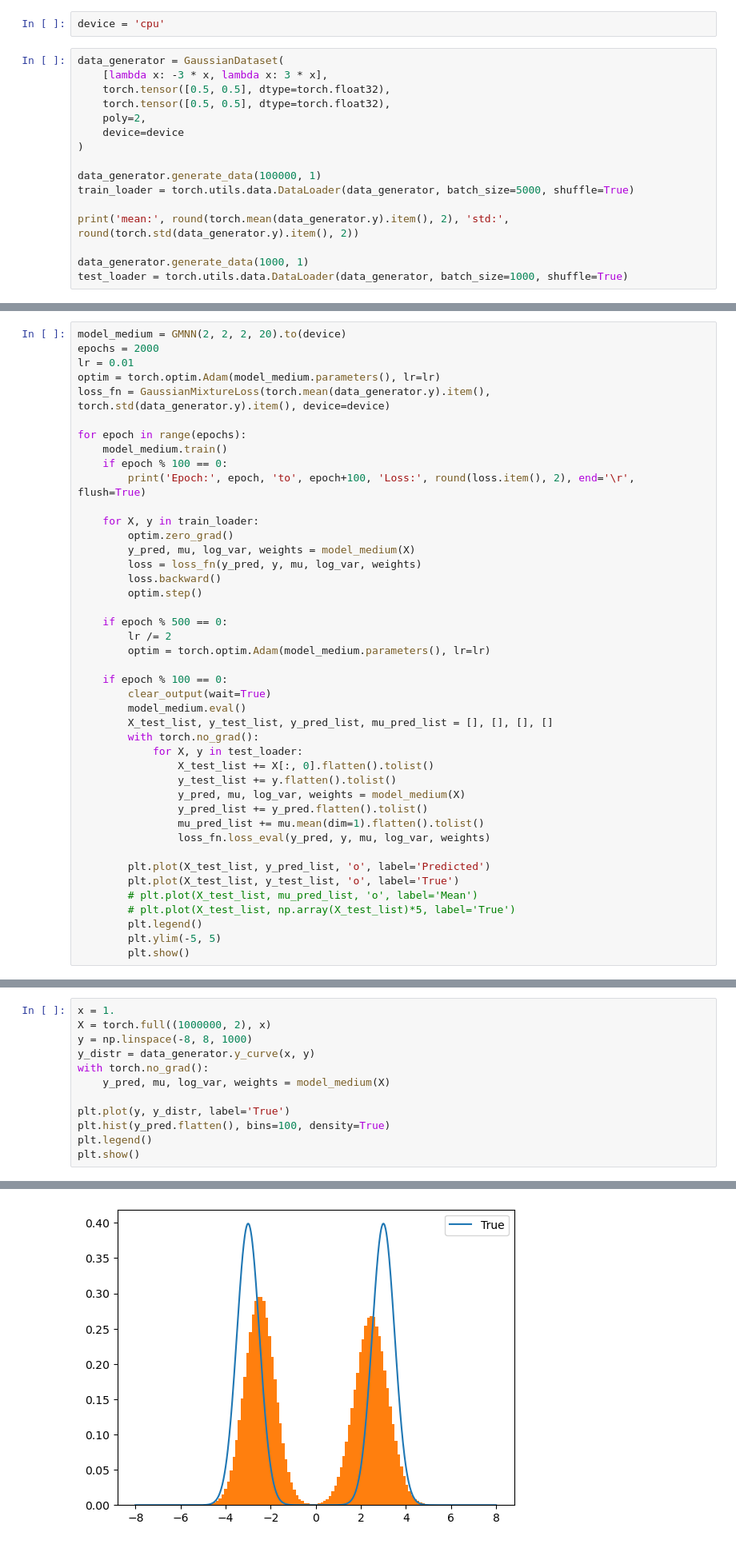
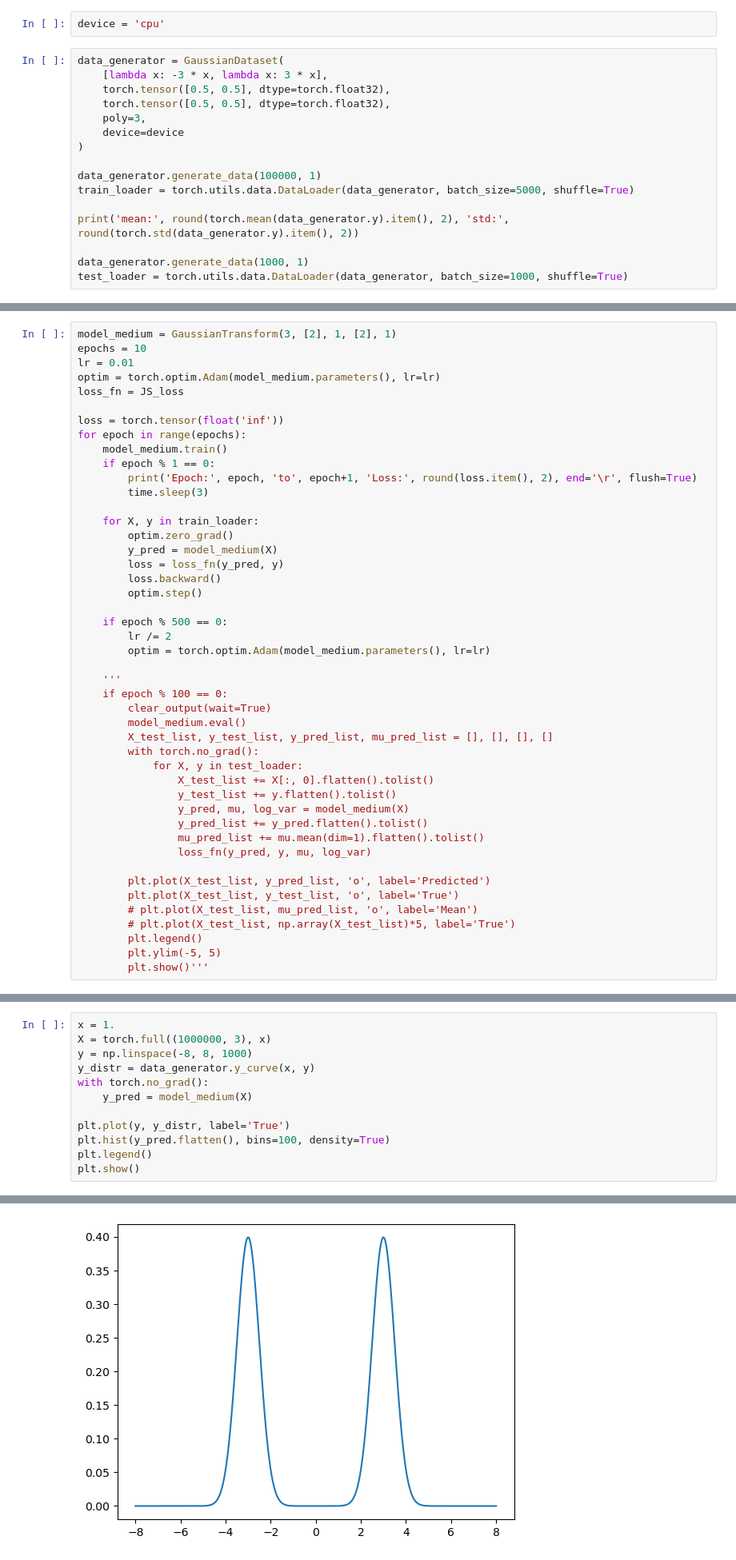
Before and after one commit to Bloomistell/DistributionFitting, a Jupyter notebook: train.ipynb, the cells around one changed output, grey strips where cells are left out. Shown at 80% size. Drawn from its saved outputs; the diff is of its cells as text.

Commit message:
VAE inspired model

```diff
--- a/train.ipynb
+++ b/train.ipynb
@@ -19,7 +21,7 @@ data_generator = GaussianDataset(
     [lambda x: -3 * x, lambda x: 3 * x],
     torch.tensor([0.5, 0.5], dtype=torch.float32),
     torch.tensor([0.5, 0.5], dtype=torch.float32),
-    poly=2,
+    poly=3,
     device=device
 )
 
@@ -35,19 +59,21 @@ mean: -0.01 std: 1.8
 # %%
-model_medium = GMNN(2, 2, 2, 20).to(device)
-epochs = 2000
+model_medium = GaussianTransform(3, [2], 1, [2], 1)
+epochs = 10
 lr = 0.01
 optim = torch.optim.Adam(model_medium.parameters(), lr=lr)
-loss_fn = GaussianMixtureLoss(torch.mean(data_generator.y).item(), torch.std(data_generator.y).item(), device=device)
+loss_fn = JS_loss
 
+loss = torch.tensor(float('inf'))
 for epoch in range(epochs):
     model_medium.train()
-    if epoch % 100 == 0:
-        print('Epoch:', epoch, 'to', epoch+100, 'Loss:', round(loss.item(), 2), end='\r', flush=True)
+    if epoch % 1 == 0:
+        print('Epoch:', epoch, 'to', epoch+1, 'Loss:', round(loss.item(), 2), end='\r', flush=True)
+        time.sleep(3)
 
     for X, y in train_loader:
         optim.zero_grad()
-        y_pred, mu, log_var, weights = model_medium(X)
-        loss = loss_fn(y_pred, y, mu, log_var, weights)
+        y_pred = model_medium(X)
+        loss = loss_fn(y_pred, y)
         loss.backward()
         optim.step()
 
@@ -55,6 +81,7 @@ for epoch in range(epochs):
         lr /= 2
         optim = torch.optim.Adam(model_medium.parameters(), lr=lr)
 
+    '''
     if epoch % 100 == 0:
         clear_output(wait=True)
         model_medium.eval()
@@ -63,10 +90,10 @@ for epoch in range(epochs):
             for X, y in test_loader:
                 X_test_list += X[:, 0].flatten().tolist()
                 y_test_list += y.flatten().tolist()
-                y_pred, mu, log_var, weights = model_medium(X)
+                y_pred, mu, log_var = model_medium(X)
                 y_pred_list += y_pred.flatten().tolist()
                 mu_pred_list += mu.mean(dim=1).flatten().tolist()
-                loss_fn.loss_eval(y_pred, y, mu, log_var, weights)
+                loss_fn(y_pred, y, mu, log_var)
 
         plt.plot(X_test_list, y_pred_list, 'o', label='Predicted')
         plt.plot(X_test_list, y_test_list, 'o', label='True')
@@ -74,5 +101,5 @@ for epoch in range(epochs):
         # plt.plot(X_test_list, np.array(X_test_list)*5, label='True')
         plt.legend()
         plt.ylim(-5, 5)
-        plt.show()
+        plt.show()'''
 # %% [output]
@@ -84,10 +108,10 @@ elbo: tensor(2.2224)
 # %%
 x = 1.
-X = torch.full((1000000, 2), x)
+X = torch.full((1000000, 3), x)
 y = np.linspace(-8, 8, 1000)
 y_distr = data_generator.y_curve(x, y)
 with torch.no_grad():
-    y_pred, mu, log_var, weights = model_medium(X)
+    y_pred = model_medium(X)
 
 plt.plot(y, y_distr, label='True')
 plt.hist(y_pred.flatten(), bins=100, density=True)
@@ -97 +122 @@ plt.show()
-[figure, old version]
+[figure, new version]
```
Also changed, not shown: parts of 5 cells of this notebook, 3 other files.
